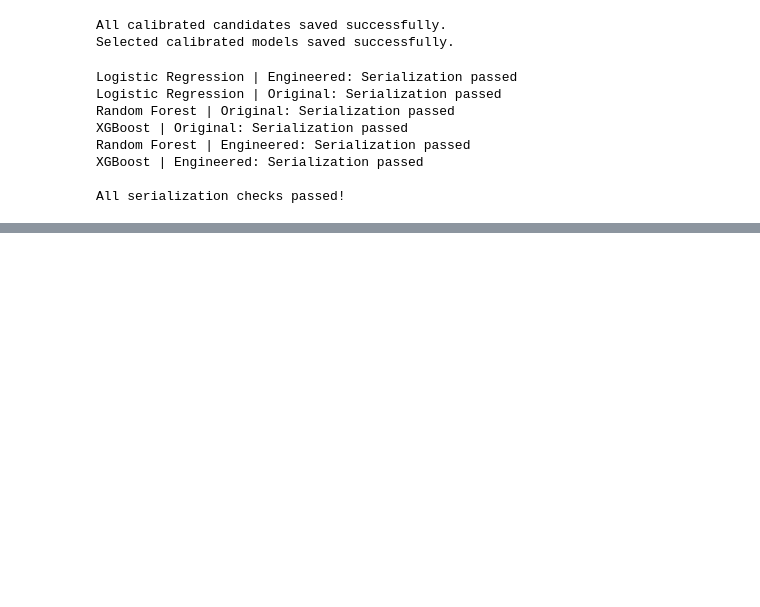
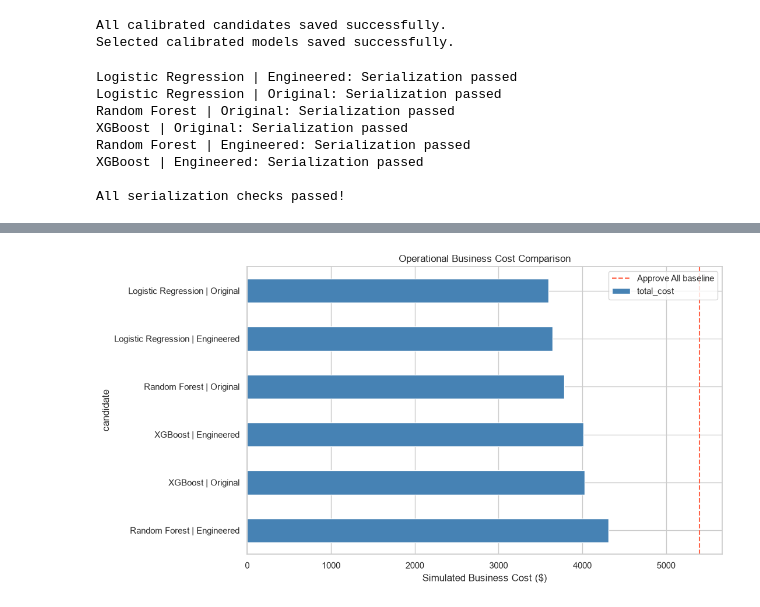
Before and after one commit to Charith-01/fraud-risk-intelligence-engine, a Jupyter notebook: 01_fraud_risk_analysis.ipynb, the cells around one changed output, grey strips where cells are left out. Cells and saved outputs as stored; diff of their text form; code cells hidden in the pictures; blank space fills up the shorter version.

Commit message:
feat: implement cost-sensitive decision threshold optimization

```diff
--- a/01_fraud_risk_analysis.ipynb
+++ b/01_fraud_risk_analysis.ipynb
@@ -4254,0 +4931,38 @@ All serialization checks passed!
+# %%
+best_cost_by_candidate = (
+    base_ranking
+    .drop_duplicates("candidate")
+    .sort_values("total_cost")
+)
+
+ax = best_cost_by_candidate.set_index(
+    "candidate"
+)["total_cost"].plot(
+    kind="barh",
+    figsize=(11, 6),
+    color="steelblue"
+)
+
+ax.axvline(
+    best_policy["approve_all_cost"],
+    color="tomato",
+    linestyle="--",
+    label="Approve All baseline"
+)
+
+ax.set_title("Operational Business Cost Comparison")
+ax.set_xlabel("Simulated Business Cost ($)")
+ax.invert_yaxis()
+ax.legend()
+
+plt.tight_layout()
+
+plt.savefig(
+    FIGURES_DIR / "operational_model_cost.png",
+    dpi=300,
+    bbox_inches="tight"
+)
+
+plt.show()
+# %% [output]
+[figure, added]
```
Also changed, not shown: parts of 19 cells of this notebook, 7 other files.
